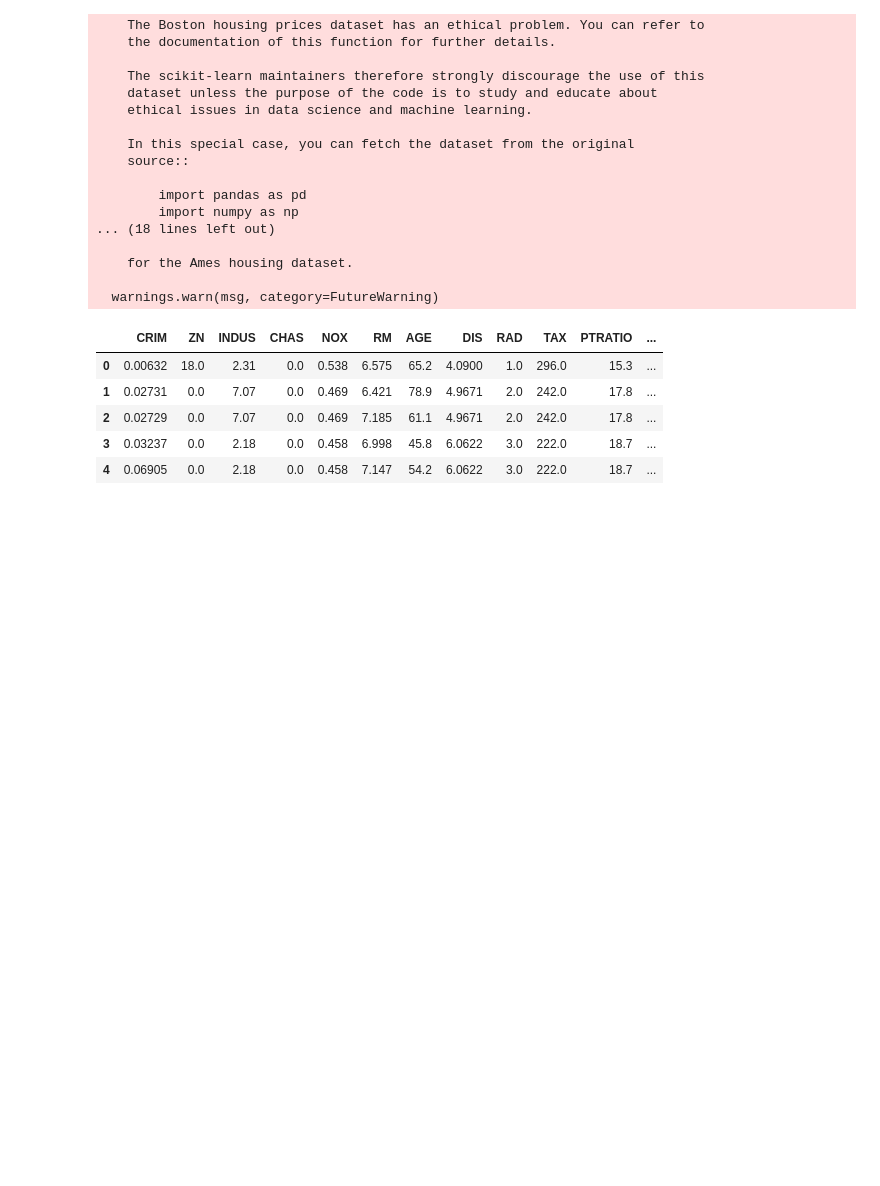
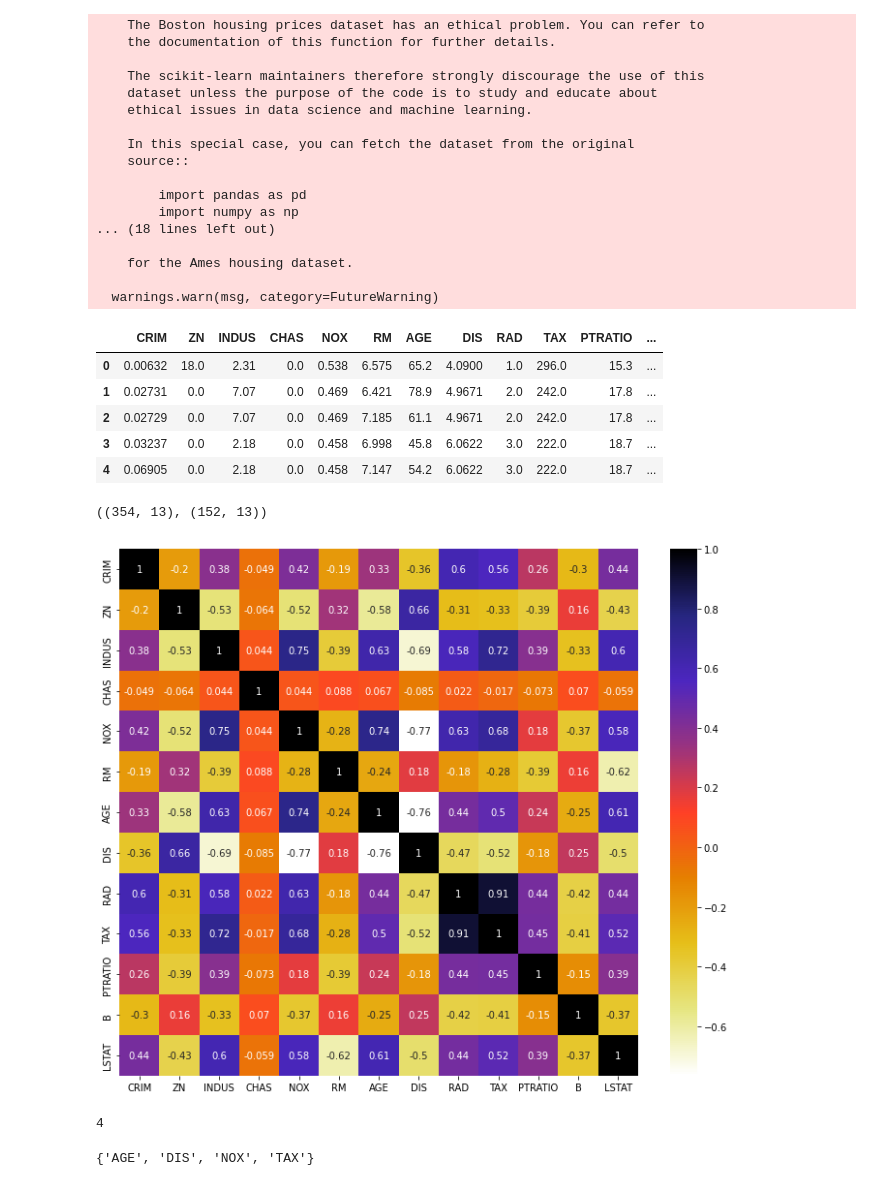
Before and after one commit to rohandawar/featureselction, a Jupyter notebook: 2-feature-selection-using-correlation.ipynb, the cells around one changed output. Drawn from its saved outputs; the diff is of its cells as text; code cells hidden in the pictures; blank space fills up the shorter version.

Commit message:
Kaggle Notebook | 2-Feature Selection using Correlation | Version 2

```diff
--- a/2-feature-selection-using-correlation.ipynb
+++ b/2-feature-selection-using-correlation.ipynb
@@ -53,3 +55,24 @@ df.head()
 | 2 | 0.02729 | 0.0 | 7.07 | 0.0 | 0.469 | 7.185 | 61.1 | 4.9671 | 2.0 | 242.0 | 17.8 | ... |
 | 3 | 0.03237 | 0.0 | 2.18 | 0.0 | 0.458 | 6.998 | 45.8 | 6.0622 | 3.0 | 222.0 | 18.7 | ... |
 | 4 | 0.06905 | 0.0 | 2.18 | 0.0 | 0.458 | 7.147 | 54.2 | 6.0622 | 3.0 | 222.0 | 18.7 | ... |
+# %%
+X = df.drop("MEDV",axis=1)   #Feature Matrix
+y = df["MEDV"]
+# %%
+#perform train Test split
+X_train, X_test, y_train, y_test = train_test_split(
+X,
+y,
+test_size=0.3,
+random_state=0)
+
+X_train.shape, X_test.shape
+# %% [output]
+((354, 13), (152, 13))
+# %%
+plt.figure(figsize=(12,10))
+cor = X_train.corr()
+sns.heatmap(cor, annot=True, cmap=plt.cm.CMRmap_r)
+plt.show()
+# %% [output]
+[figure, added]
@@ -55,0 +90,9 @@ df.head()
+# %%
+corr_features = correlation(X_train, 0.7)
+len(corr_features)
+# %% [output]
+4
+# %%
+corr_features
+# %% [output]
+{'AGE', 'DIS', 'NOX', 'TAX'}
```
Also changed, not shown: parts of 2 cells of this notebook.
